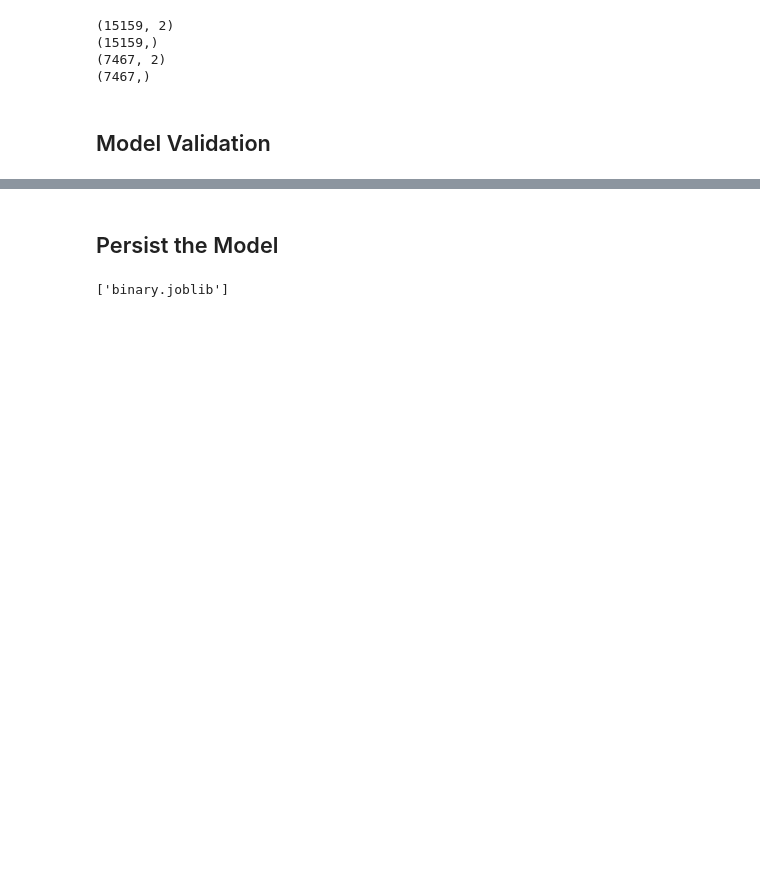
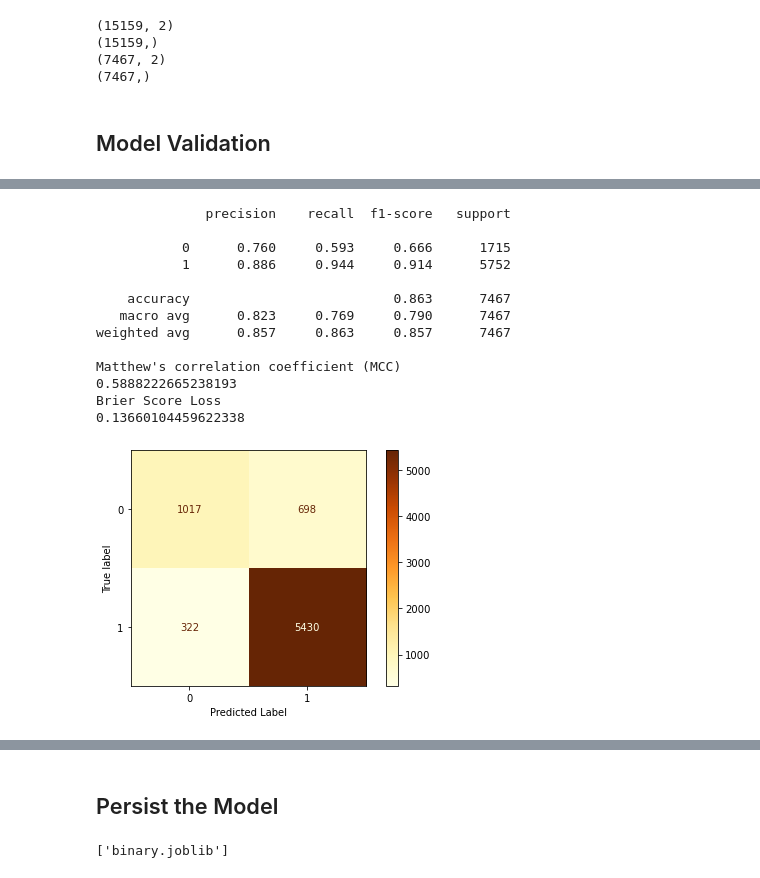
Before and after one commit to broepke/Classification, a Jupyter notebook: classification.ipynb, the cells around one changed output, grey strips where cells are left out. Saved outputs shown, nothing was run; the diff lists cells and outputs as text; code cells hidden in the pictures; blank space fills up the shorter version.

```diff
--- a/classification.ipynb
+++ b/classification.ipynb
@@ -309,0 +321,19 @@ weighted avg      0.891     0.875     0.879      7467
+# %%
+clf = RandomForestClassifier(random_state=42, class_weight='balanced')
+pipeline = create_pipe(clf)
+fit_and_print(pipeline, 'RF')
+# %% [output]
+              precision    recall  f1-score   support
+
+           0      0.760     0.593     0.666      1715
+           1      0.886     0.944     0.914      5752
+
+    accuracy                          0.863      7467
+   macro avg      0.823     0.769     0.790      7467
+weighted avg      0.857     0.863     0.857      7467
+
+Matthew's correlation coefficient (MCC)
+0.5888222665238193
+Brier Score Loss
+0.13660104459622338
+[figure, added]
```
Also changed, not shown: parts of 11 cells of this notebook, 4 other files.
